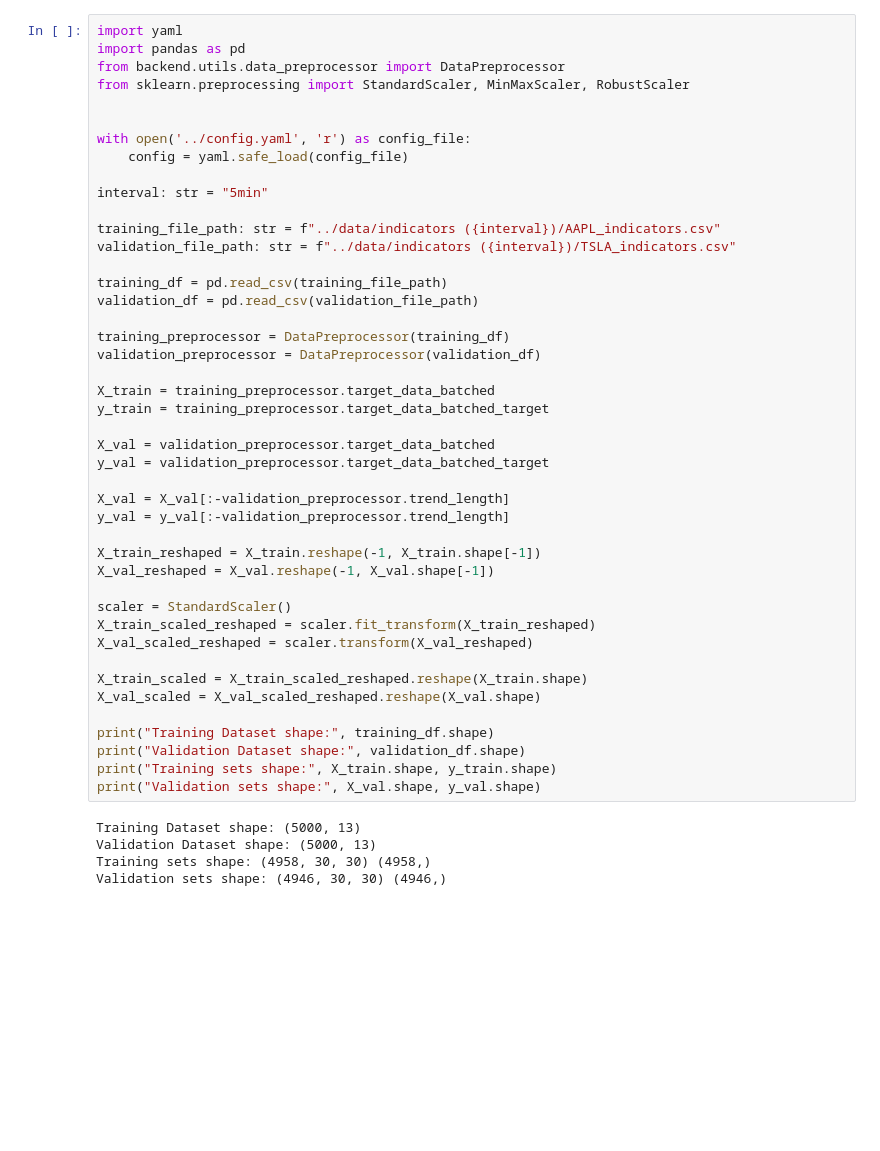
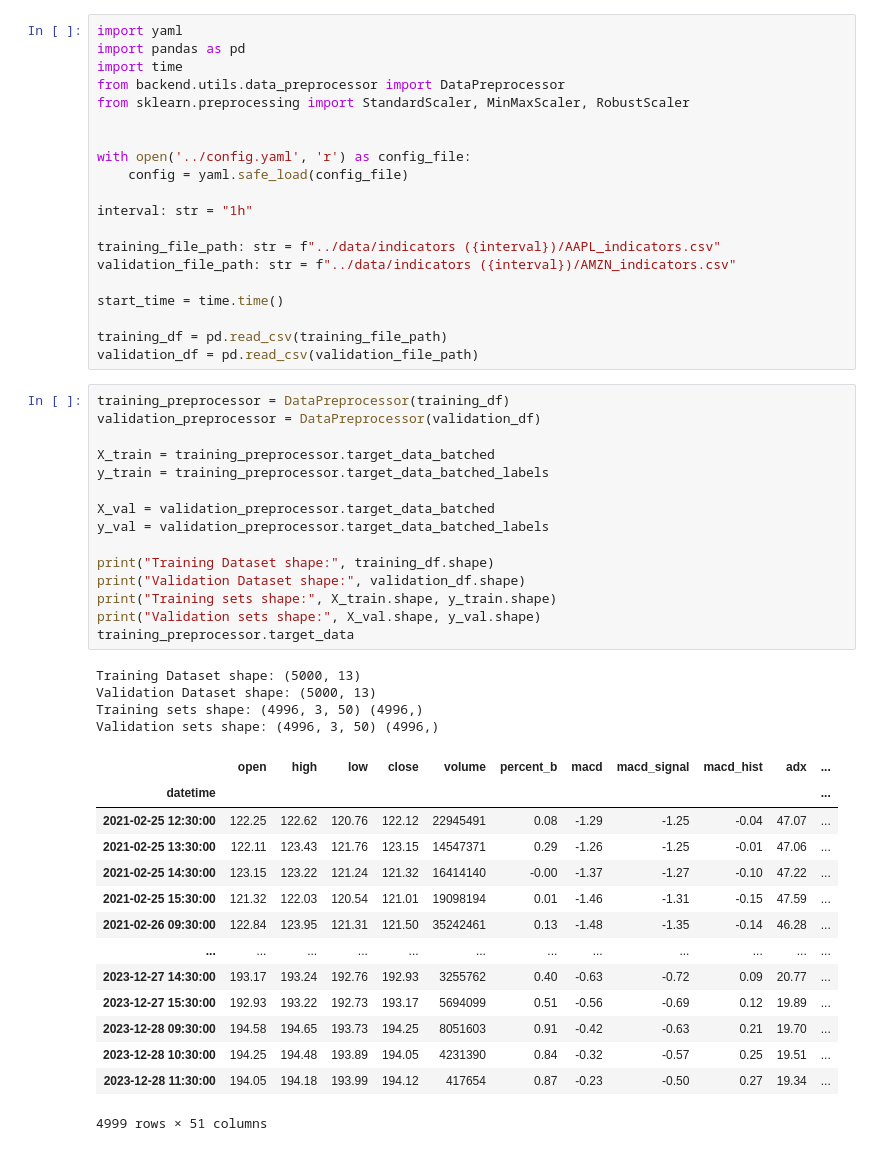
Before and after one commit to MauritzHaekli/stock-trend-predictor, a Jupyter notebook: backend/scripts/train_stock_trend_lstm_model.ipynb, the cells around one changed output. Saved outputs shown, nothing was run; the diff lists cells and outputs as text; blank space fills up the shorter version.

```diff
--- a/backend/scripts/train_stock_trend_lstm_model.ipynb
+++ b/backend/scripts/train_stock_trend_lstm_model.ipynb
@@ -1,6 +1,7 @@
 # %%
 import yaml
 import pandas as pd
+import time
 from backend.utils.data_preprocessor import DataPreprocessor
 from sklearn.preprocessing import StandardScaler, MinMaxScaler, RobustScaler
 
@@ -8,42 +9,46 @@ from sklearn.preprocessing import StandardScaler, MinMaxScaler, RobustScaler
 with open('../config.yaml', 'r') as config_file:
     config = yaml.safe_load(config_file)
 
-interval: str = "5min"
+interval: str = "1h"
 
 training_file_path: str = f"../data/indicators ({interval})/AAPL_indicators.csv"
-validation_file_path: str = f"../data/indicators ({interval})/TSLA_indicators.csv"
+validation_file_path: str = f"../data/indicators ({interval})/AMZN_indicators.csv"
+
+start_time = time.time()
 
 training_df = pd.read_csv(training_file_path)
 validation_df = pd.read_csv(validation_file_path)
-
-training_preprocessor = DataPreprocessor(training_df)
-validation_preprocessor = DataPreprocessor(validation_df)
-
-X_train = training_preprocessor.target_data_batched
-y_train = training_preprocessor.target_data_batched_target
-
-X_val = validation_preprocessor.target_data_batched
-y_val = validation_preprocessor.target_data_batched_target
-
-X_val = X_val[:-validation_preprocessor.trend_length]
-y_val = y_val[:-validation_preprocessor.trend_length]
-
-X_train_reshaped = X_train.reshape(-1, X_train.shape[-1])
-X_val_reshaped = X_val.reshape(-1, X_val.shape[-1])
-
-scaler = StandardScaler()
-X_train_scaled_reshaped = scaler.fit_transform(X_train_reshaped)
-X_val_scaled_reshaped = scaler.transform(X_val_reshaped)
-
-X_train_scaled = X_train_scaled_reshaped.reshape(X_train.shape)
-X_val_scaled = X_val_scaled_reshaped.reshape(X_val.shape)
-
-print("Training Dataset shape:", training_df.shape)
-print("Validation Dataset shape:", validation_df.shape)
-print("Training sets shape:", X_train.shape, y_train.shape)
-print("Validation sets shape:", X_val.shape, y_val.shape)
-# %% [output]
-Training Dataset shape: (5000, 13)
-Validation Dataset shape: (5000, 13)
-Training sets shape: (4958, 30, 30) (4958,)
-Validation sets shape: (4946, 30, 30) (4946,)
+# %%
+training_preprocessor = DataPreprocessor(training_df)
+validation_preprocessor = DataPreprocessor(validation_df)
+
+X_train = training_preprocessor.target_data_batched
+y_train = training_preprocessor.target_data_batched_labels
+
+X_val = validation_preprocessor.target_data_batched
+y_val = validation_preprocessor.target_data_batched_labels
+
+print("Training Dataset shape:", training_df.shape)
+print("Validation Dataset shape:", validation_df.shape)
+print("Training sets shape:", X_train.shape, y_train.shape)
+print("Validation sets shape:", X_val.shape, y_val.shape)
+training_preprocessor.target_data
+# %% [output]
+Training Dataset shape: (5000, 13)
+Validation Dataset shape: (5000, 13)
+Training sets shape: (4996, 3, 50) (4996,)
+Validation sets shape: (4996, 3, 50) (4996,)
+|  | open | high | low | close | volume | percent_b | macd | macd_signal | macd_hist | adx | ... |
+| datetime |  |  |  |  |  |  |  |  |  |  | ... |
+| 2021-02-25 12:30:00 | 122.25 | 122.62 | 120.76 | 122.12 | 22945491 | 0.08 | -1.29 | -1.25 | -0.04 | 47.07 | ... |
+| 2021-02-25 13:30:00 | 122.11 | 123.43 | 121.76 | 123.15 | 14547371 | 0.29 | -1.26 | -1.25 | -0.01 | 47.06 | ... |
+| 2021-02-25 14:30:00 | 123.15 | 123.22 | 121.24 | 121.32 | 16414140 | -0.00 | -1.37 | -1.27 | -0.10 | 47.22 | ... |
+| 2021-02-25 15:30:00 | 121.32 | 122.03 | 120.54 | 121.01 | 19098194 | 0.01 | -1.46 | -1.31 | -0.15 | 47.59 | ... |
+| 2021-02-26 09:30:00 | 122.84 | 123.95 | 121.31 | 121.50 | 35242461 | 0.13 | -1.48 | -1.35 | -0.14 | 46.28 | ... |
+| ... | ... | ... | ... | ... | ... | ... | ... | ... | ... | ... | ... |
+| 2023-12-27 14:30:00 | 193.17 | 193.24 | 192.76 | 192.93 | 3255762 | 0.40 | -0.63 | -0.72 | 0.09 | 20.77 | ... |
+| 2023-12-27 15:30:00 | 192.93 | 193.22 | 192.73 | 193.17 | 5694099 | 0.51 | -0.56 | -0.69 | 0.12 | 19.89 | ... |
+| 2023-12-28 09:30:00 | 194.58 | 194.65 | 193.73 | 194.25 | 8051603 | 0.91 | -0.42 | -0.63 | 0.21 | 19.70 | ... |
+| 2023-12-28 10:30:00 | 194.25 | 194.48 | 193.89 | 194.05 | 4231390 | 0.84 | -0.32 | -0.57 | 0.25 | 19.51 | ... |
+| 2023-12-28 11:30:00 | 194.05 | 194.18 | 193.99 | 194.12 | 417654 | 0.87 | -0.23 | -0.50 | 0.27 | 19.34 | ... |
+4999 rows × 51 columns
```
Also changed, not shown: parts of 4 cells of this notebook, 26 other files.
